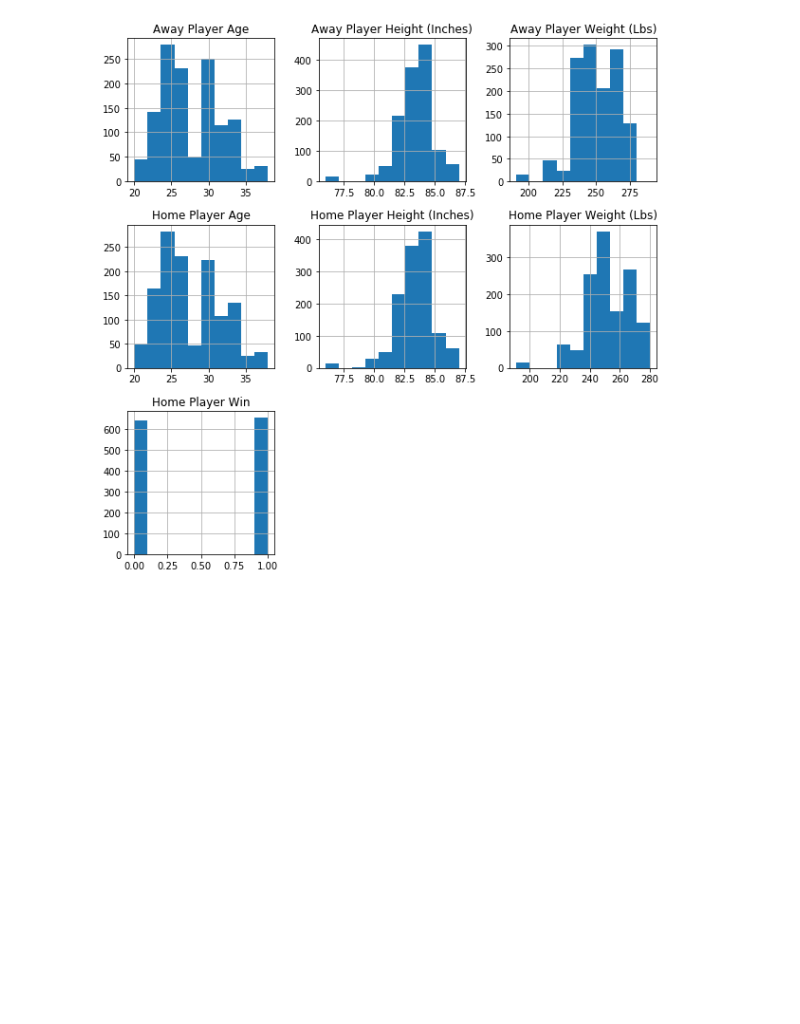
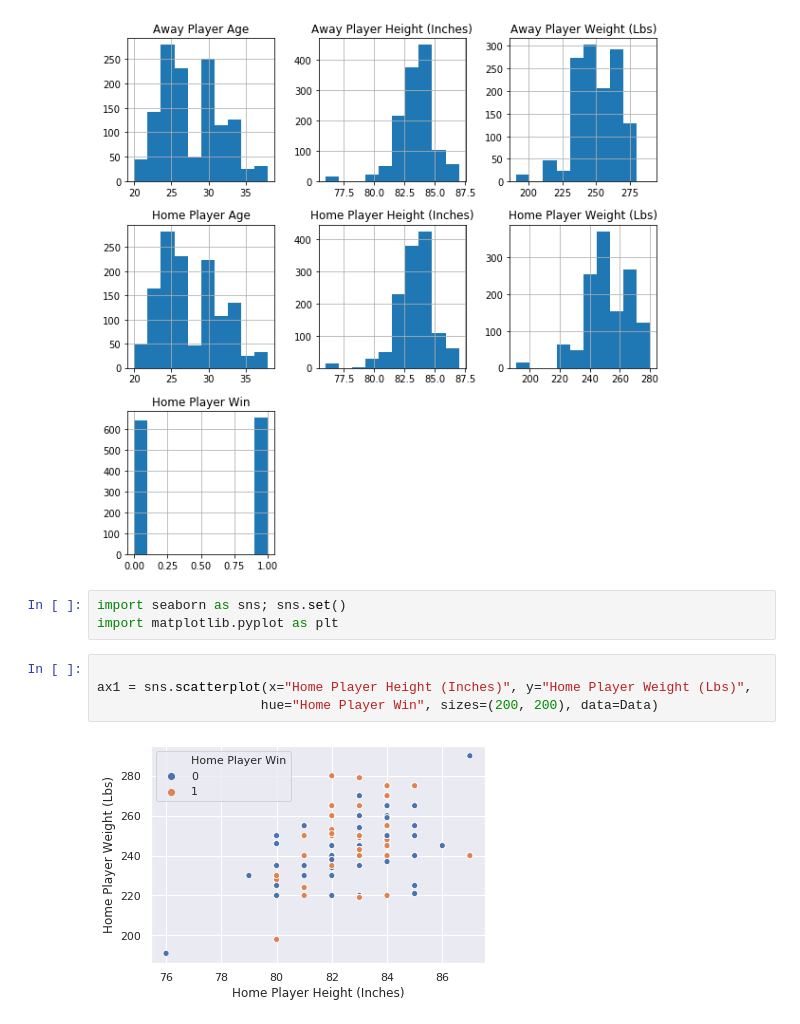
Before and after one commit to carloscarvajal1cc/Basketball_TipOffs, a Jupyter notebook: Tip_Offs_Prediction.ipynb, the cells around one changed output. Drawn from its saved outputs; the diff is of its cells as text; blank space fills up the shorter version.

```diff
--- a/Tip_Offs_Prediction.ipynb
+++ b/Tip_Offs_Prediction.ipynb
@@ -826,3 +843,12 @@ d_num.hist(ax=ax)
 plt.show()
 # %% [output]
 [figure]
+# %%
+import seaborn as sns; sns.set()
+import matplotlib.pyplot as plt
+# %%
+
+ax1 = sns.scatterplot(x="Home Player Height (Inches)", y="Home Player Weight (Lbs)",
+                     hue="Home Player Win", sizes=(200, 200), data=Data)
+# %% [output]
+[figure, added]
```
Also changed, not shown: parts of 5 cells of this notebook.
